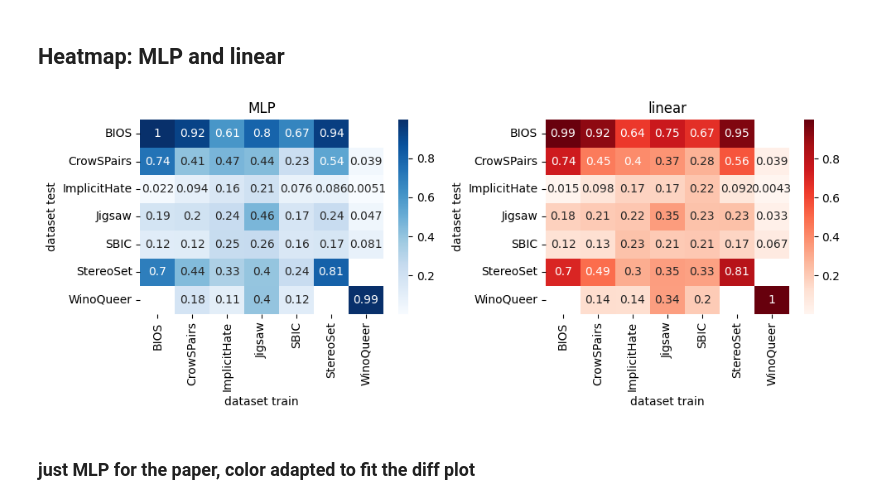
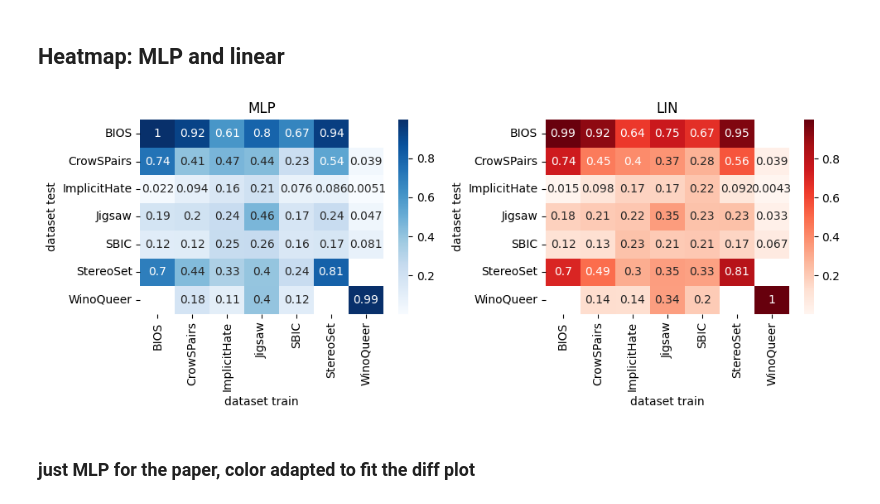
Before and after one commit to HammerLabML/PreSeCoLM, a Jupyter notebook: experiments/concept_eval/experiment2.ipynb, the cells around one changed output. Cells and saved outputs as stored; diff of their text form; code cells hidden in the pictures.

```diff
--- a/experiments/concept_eval/experiment2.ipynb
+++ b/experiments/concept_eval/experiment2.ipynb
@@ -221,20 +221,20 @@ res
 # %%
 agg_res = res.groupby(["dataset test", "dataset train"], as_index=False)[["mlp", "linear", "diff"]].mean()
 
 pivot1 = agg_res.pivot(index="dataset test", columns="dataset train", values="mlp")
 pivot2 = agg_res.pivot(index="dataset test", columns="dataset train", values="linear") # linear
 
 fig, axes = plt.subplots(1, 2, figsize=(10, 4))
 sns.heatmap(pivot1, ax=axes[0], annot=True, cmap="Blues")
 axes[0].set_title("MLP")
 
 sns.heatmap(pivot2, ax=axes[1], annot=True, cmap="Reds")
-axes[1].set_title("linear")
+axes[1].set_title("LIN")
 
 plt.tight_layout()
 plt.show()
 # %% [output]
-[figure, old version]
+[figure, new version]
 # %% [markdown]
 ### just MLP for the paper, color adapted to fit the diff plot
 # %%
```
Also changed, not shown: parts of 4 cells of this notebook, 2 other files.
